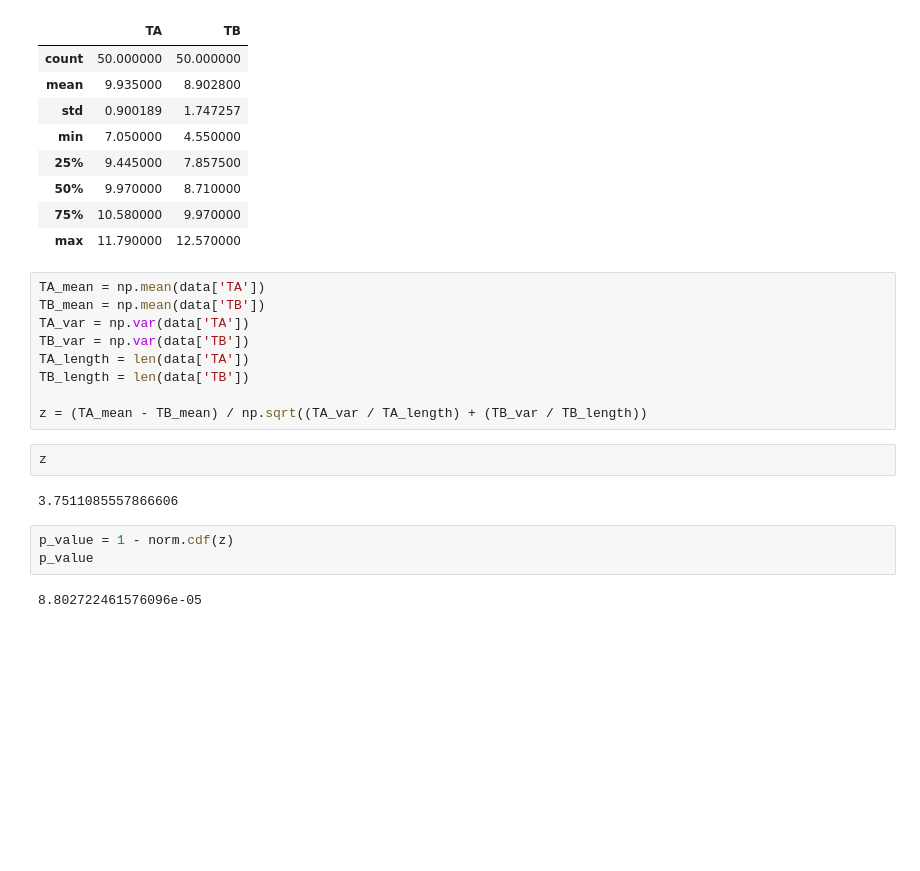
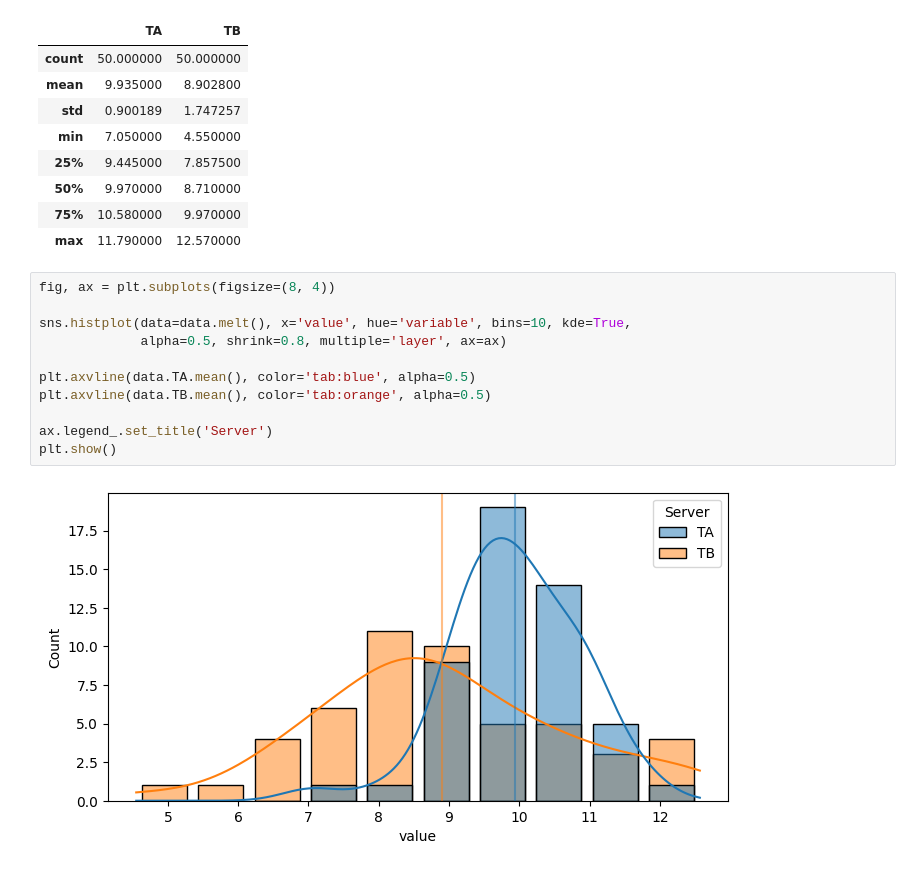
Before and after one commit to seeergiii/ab-testing-server-efficiency, a Jupyter notebook: ab-testing-server-efficiency.ipynb, the cells around one changed output. Saved outputs shown, nothing was run; the diff lists cells and outputs as text; blank space fills up the shorter version.

```diff
--- a/ab-testing-server-efficiency.ipynb
+++ b/ab-testing-server-efficiency.ipynb
@@ -56,21 +111,16 @@ data.describe()
 | 50% | 9.970000 | 8.710000 |
 | 75% | 10.580000 | 9.970000 |
 | max | 11.790000 | 12.570000 |
-# %%
-TA_mean = np.mean(data['TA'])
-TB_mean = np.mean(data['TB'])
-TA_var = np.var(data['TA'])
-TB_var = np.var(data['TB'])
-TA_length = len(data['TA'])
-TB_length = len(data['TB'])
-
-z = (TA_mean - TB_mean) / np.sqrt((TA_var / TA_length) + (TB_var / TB_length))
-# %%
-z
-# %% [output]
-3.7511085557866606
-# %%
-p_value = 1 - norm.cdf(z)
-p_value
-# %% [output]
-8.802722461576096e-05
+# %%
+fig, ax = plt.subplots(figsize=(8, 4))
+
+sns.histplot(data=data.melt(), x='value', hue='variable', bins=10, kde=True,
+             alpha=0.5, shrink=0.8, multiple='layer', ax=ax)
+
+plt.axvline(data.TA.mean(), color='tab:blue', alpha=0.5)
+plt.axvline(data.TB.mean(), color='tab:orange', alpha=0.5)
+
+ax.legend_.set_title('Server')
+plt.show()
+# %% [output]
+[figure, added]
```
Also changed, not shown: parts of 23 cells of this notebook.
